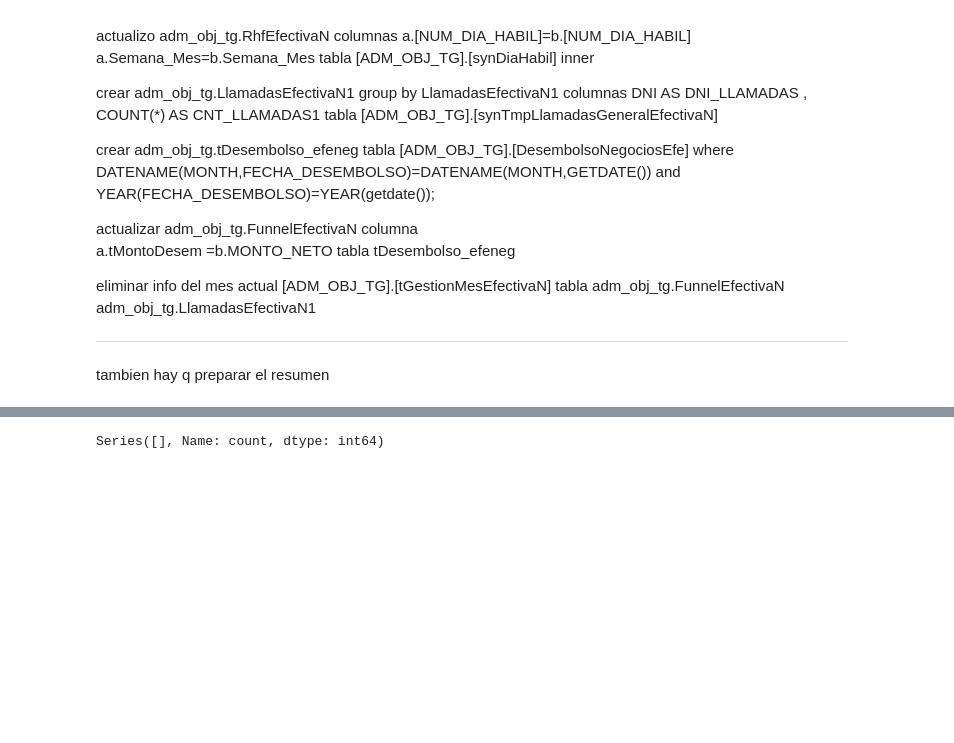
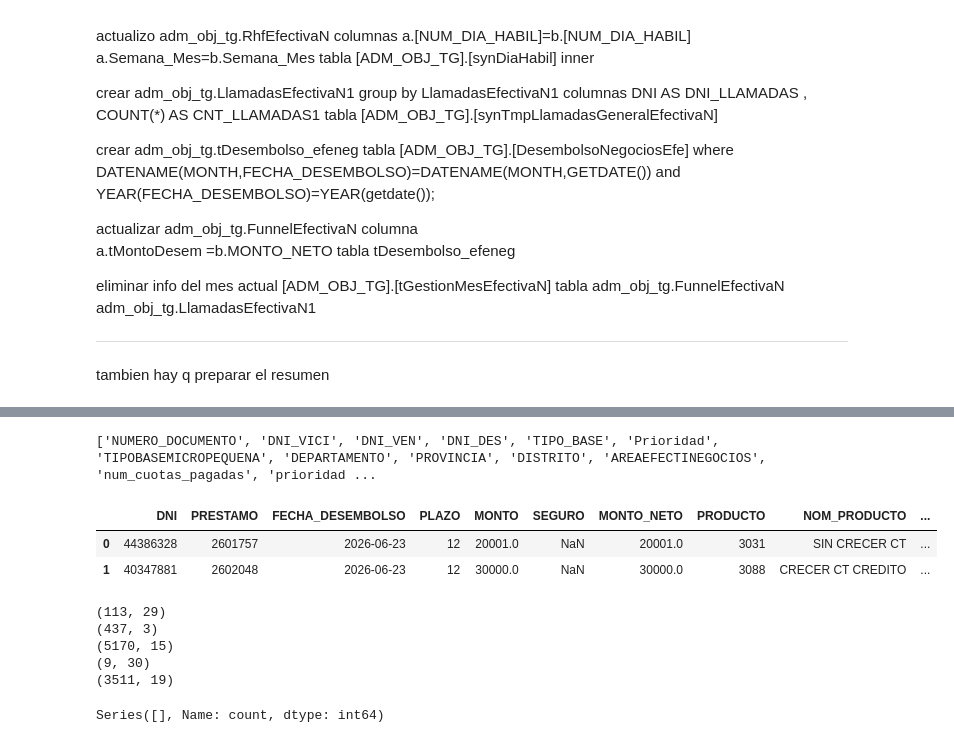
Before and after one commit to fernandolazob/target_script_01, a Jupyter notebook: 10-BI/negocios.ipynb, the cells around one changed output, grey strips where cells are left out. Cells and saved outputs as stored; diff of their text form; code cells hidden in the pictures; blank space fills up the shorter version.

Commit message:
index on main: 788a4e0 20260623

```diff
--- a/10-BI/negocios.ipynb
+++ b/10-BI/negocios.ipynb
@@ -181,0 +991,31 @@ engine_samantha = create_engine(
+# %%
+filename='Target_Efectinegocio_202607.xlsx'
+
+ruta_archivo = os.path.join(ruta_ventas_desembolso, filename)
+df_desembolso_cli = pd.read_excel(ruta_archivo,sheet_name='Base')
+
+df_desembolso_cli["FECHA_DESEMBOLSO"] = pd.to_datetime(df_desembolso_cli["FECHA_DESEMBOLSO"], errors="coerce")
+
+fecha_min = df_desembolso_cli["FECHA_DESEMBOLSO"].min()
+print(fecha_min)
+fecha_desembolso = fecha_min.replace(day=1)
+fecha_desembolso = fecha_min.replace(day=1).strftime("%Y-%m-%d")
+df_desembolso_cli['CAMPAÑA']=nombre_mes_anio(fecha_desembolso)
+
+
+from sqlalchemy import text
+
+with engine_samantha.begin() as conn:
+    conn.execute(text(f"""
+        DELETE FROM SAMANTHA.dbo.efectiva_negocios_ventas_desembolso
+        WHERE FECHA_DESEMBOLSO >= '{fecha_desembolso}'
+          AND FECHA_DESEMBOLSO <= EOMONTH('{fecha_desembolso}');
+    """))
+
+df_desembolso_cli.to_sql(
+    name="efectiva_negocios_ventas_desembolso",
+    con=engine_samantha,
+    if_exists="append",
+    index=False,
+    chunksize=1000
+)
@@ -181,0 +2118,4 @@ engine_samantha = create_engine(
+# %%
+print(df_base.columns.to_list())
+# %% [output]
+['NUMERO_DOCUMENTO', 'DNI_VICI', 'DNI_VEN', 'DNI_DES', 'TIPO_BASE', 'Prioridad', 'TIPOBASEMICROPEQUENA', 'DEPARTAMENTO', 'PROVINCIA', 'DISTRITO', 'AREAEFECTINEGOCIOS', 'num_cuotas_pagadas', 'prioridad ...
@@ -181,0 +2124,12 @@ engine_samantha = create_engine(
+# %%
+import pandas as pd
+
+pd.set_option('display.max_columns', None)
+pd.set_option('display.width', None)
+pd.set_option('display.max_colwidth', None)
+
+df_desembolso_cli.head(2)
+# %% [output]
+|  | DNI | PRESTAMO | FECHA_DESEMBOLSO | PLAZO | MONTO | SEGURO | MONTO_NETO | PRODUCTO | NOM_PRODUCTO | ... |
+| 0 | 44386328 | 2601757 | 2026-06-23 | 12 | 20001.0 | NaN | 20001.0 | 3031 | SIN CRECER CT | ... |
+| 1 | 40347881 | 2602048 | 2026-06-23 | 12 | 30000.0 | NaN | 30000.0 | 3088 | CRECER CT CREDITO | ... |
@@ -182,3 +2169,15 @@ engine_samantha = create_engine(
+# %%
+print(df_venta_cli.shape)
+print(df_gestiones_dia_cli.shape)
+print(df_gestiones_app_cli.shape)
+print(df_desembolso_target.shape)
+print(df_venta_target.shape)
+# %% [output]
+(113, 29)
+(437, 3)
+(5170, 15)
+(9, 30)
+(3511, 19)
 # %%
 from sqlalchemy import text
 
```
Also changed, not shown: parts of 44 cells of this notebook, 45 other files.
